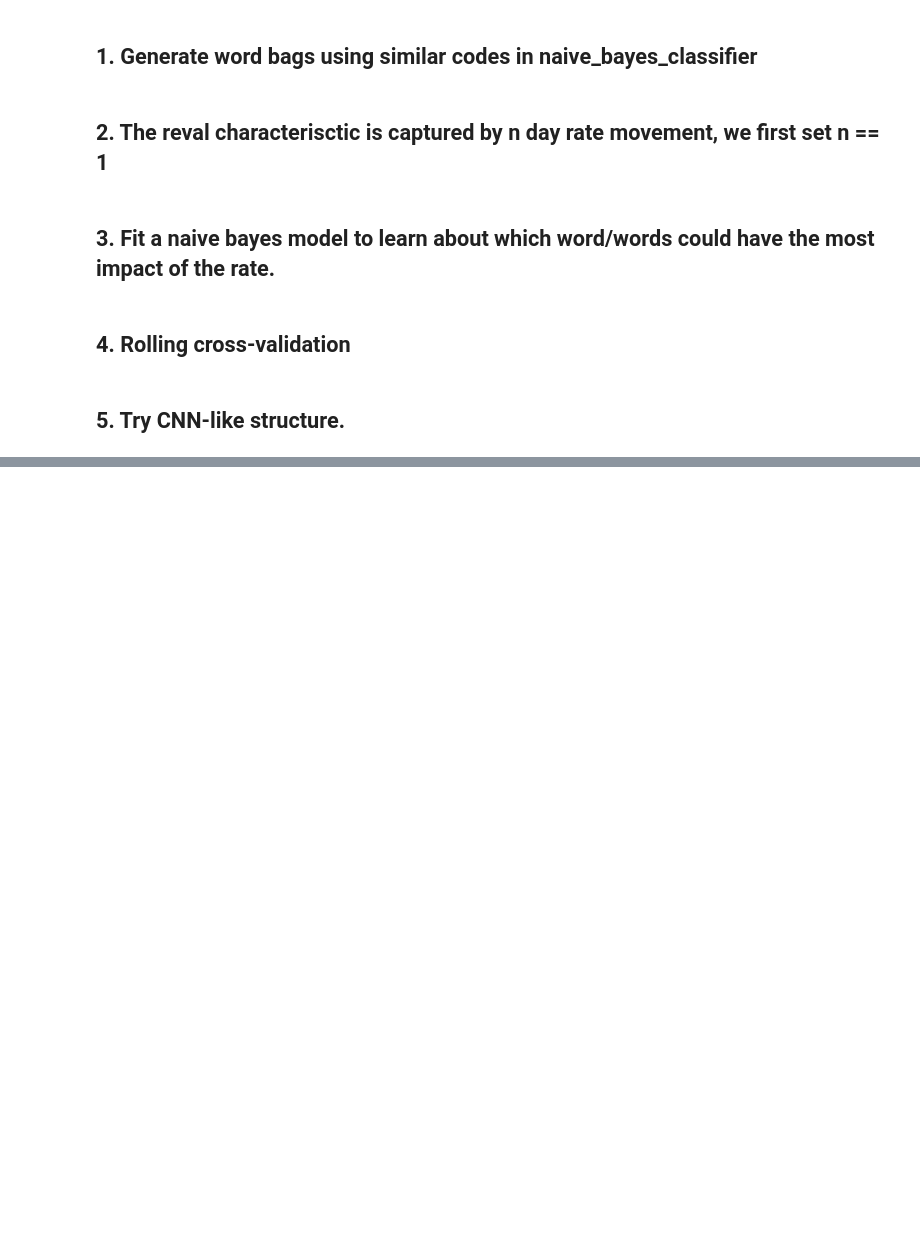
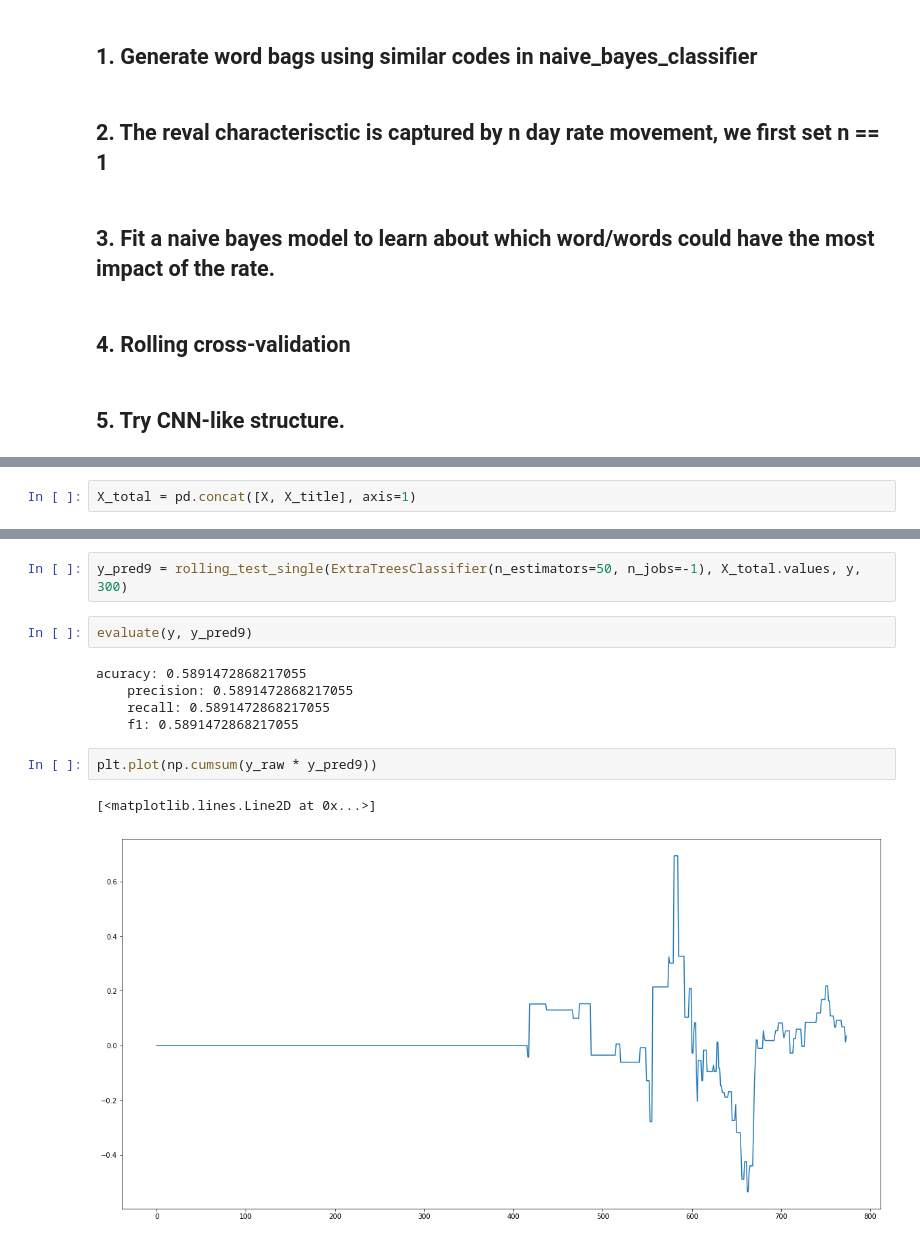
Before and after one commit to hhy845914111/NLP-Project, a Jupyter notebook: data_crawler_fed_speech.ipynb, the cells around one changed output, grey strips where cells are left out. Drawn from its saved outputs; the diff is of its cells as text; blank space fills up the shorter version.

```diff
--- a/data_crawler_fed_speech.ipynb
+++ b/data_crawler_fed_speech.ipynb
@@ -198,0 +181,2 @@ evaluate(y[700:], y_pred3)
+# %%
+X_total = pd.concat([X, X_title], axis=1)
@@ -198,0 +204,14 @@ evaluate(y[700:], y_pred3)
+# %%
+y_pred9 = rolling_test_single(ExtraTreesClassifier(n_estimators=50, n_jobs=-1), X_total.values, y, 300)
+# %%
+evaluate(y, y_pred9)
+# %% [output]
+acuracy: 0.5891472868217055
+    precision: 0.5891472868217055
+    recall: 0.5891472868217055
+    f1: 0.5891472868217055
+# %%
+plt.plot(np.cumsum(y_raw * y_pred9))
+# %% [output]
+[<matplotlib.lines.Line2D at 0x...>]
+[figure, added]
```
Also changed, not shown: parts of 48 cells of this notebook, 8 other files.
